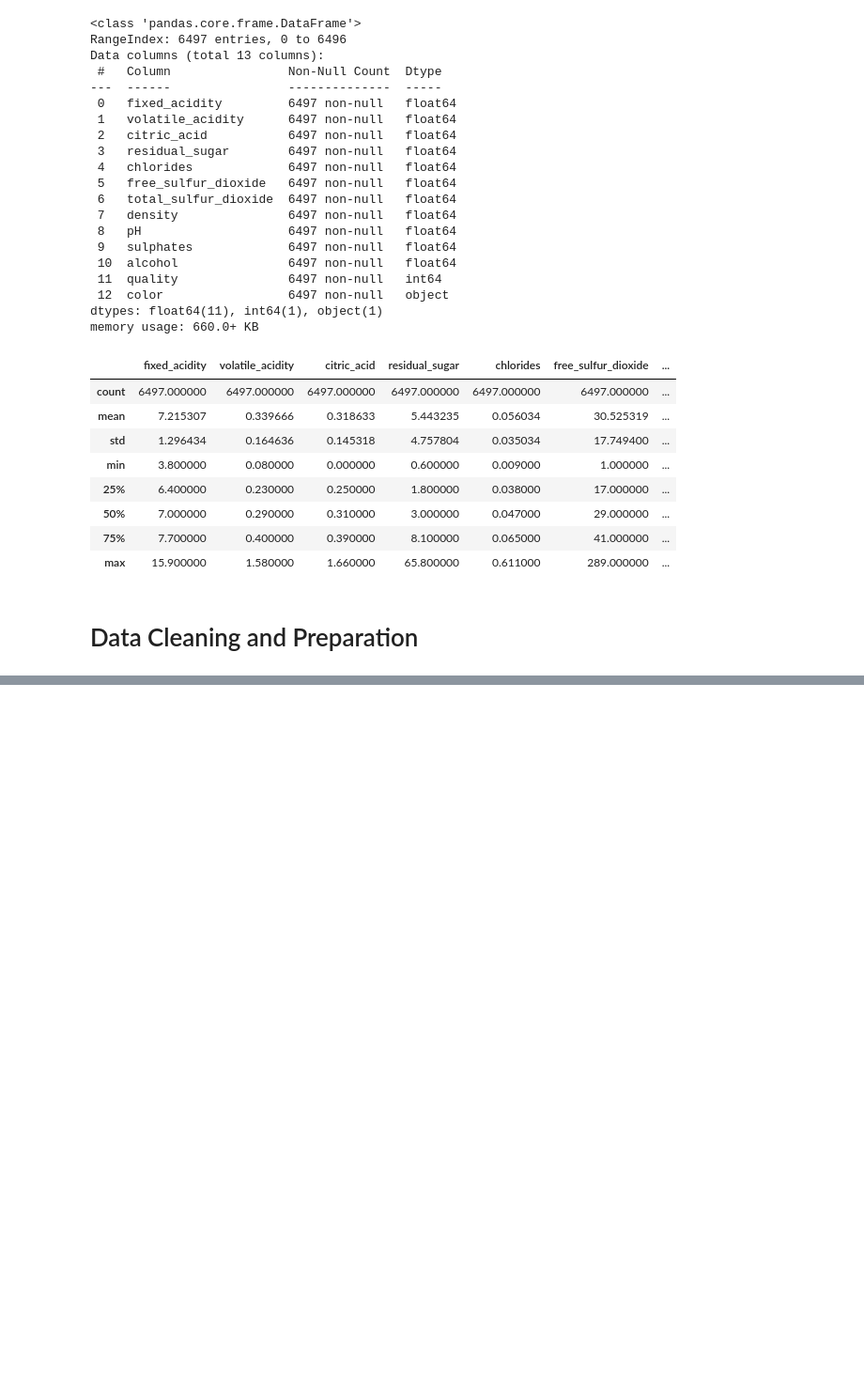
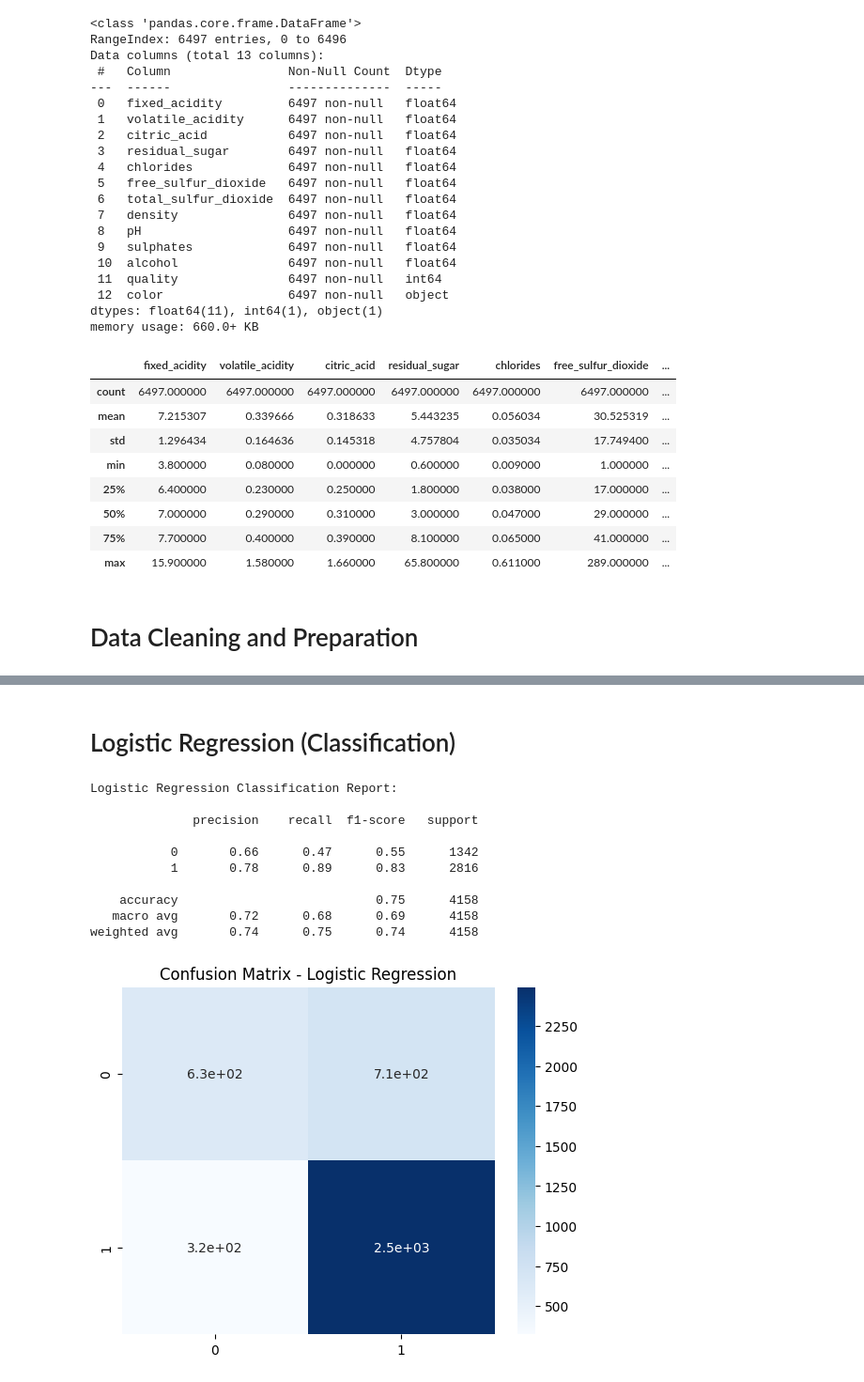
Before and after one commit to AR-KASHMIRI47/REFERRAL-Clustering-and-Fitting, a Jupyter notebook: Clustering and Fitting.ipynb, the cells around one changed output, grey strips where cells are left out. Shown at 94% size. Drawn from its saved outputs; the diff is of its cells as text; code cells hidden in the pictures; blank space fills up the shorter version.

```diff
--- a/Clustering and Fitting.ipynb
+++ b/Clustering and Fitting.ipynb
@@ -109,0 +158,28 @@ X_cleaned.shape , y.shape
+# %% [markdown]
+# Logistic Regression (Classification)
+# %%
+def logistic_regression(X, y):
+    model = LogisticRegression(max_iter=1000, random_state=42)
+    model.fit(X, (y > 5).astype(int))
+    y_pred = model.predict(X)
+
+    print("\nLogistic Regression Classification Report:\n")
+    print(classification_report((y > 5).astype(int), y_pred))
+
+    sns.heatmap(confusion_matrix((y > 5).astype(int), y_pred), annot=True, cmap='Blues')
+    plt.title("Confusion Matrix - Logistic Regression")
+    plt.show()
+
+logistic_regression(X_cleaned, y)
+# %% [output]
+Logistic Regression Classification Report:
+
+              precision    recall  f1-score   support
+
+           0       0.66      0.47      0.55      1342
+           1       0.78      0.89      0.83      2816
+
+    accuracy                           0.75      4158
+   macro avg       0.72      0.68      0.69      4158
+weighted avg       0.74      0.75      0.74      4158
+[figure, added]
```
Also changed, not shown: parts of 11 cells of this notebook.
